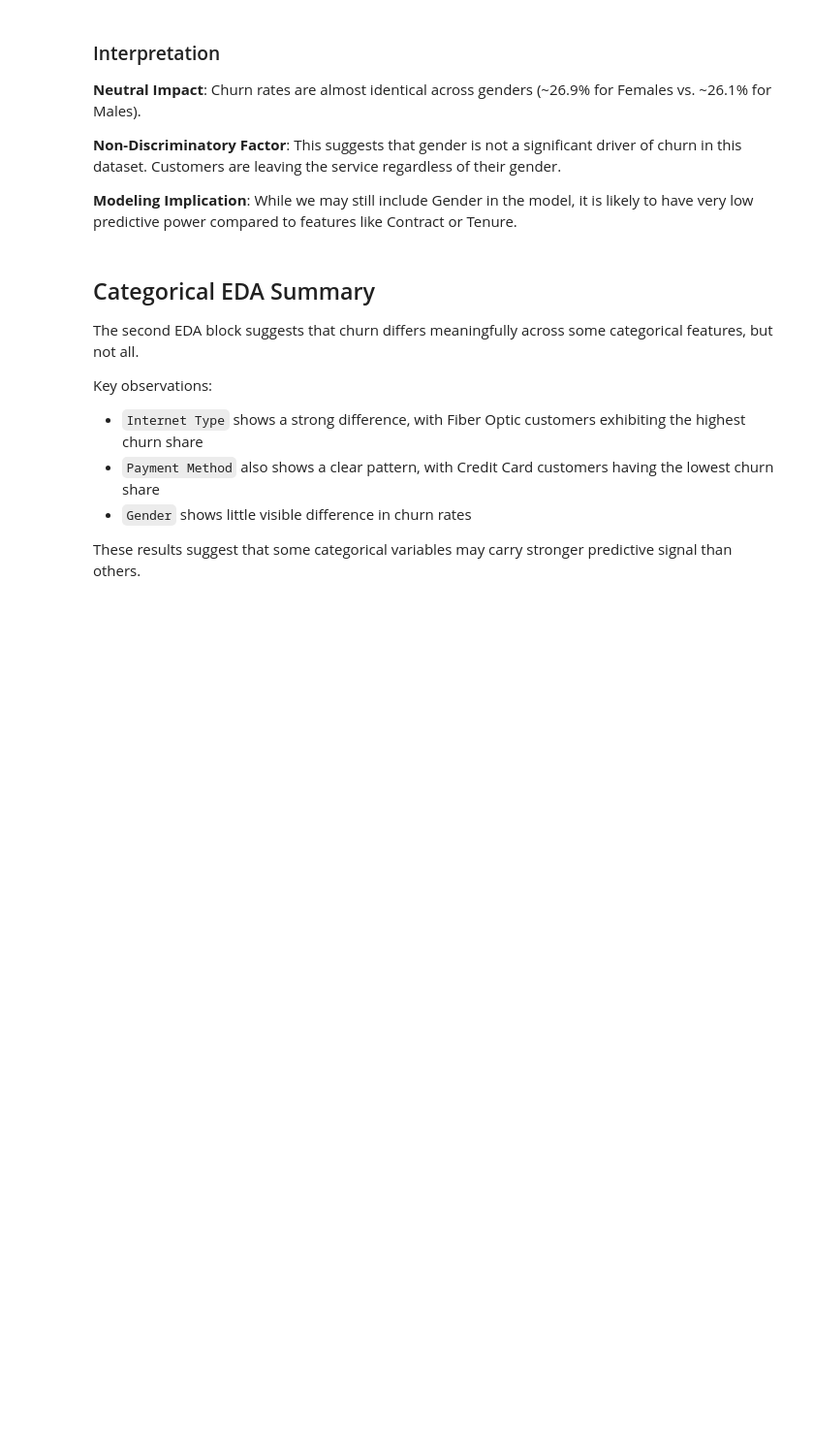
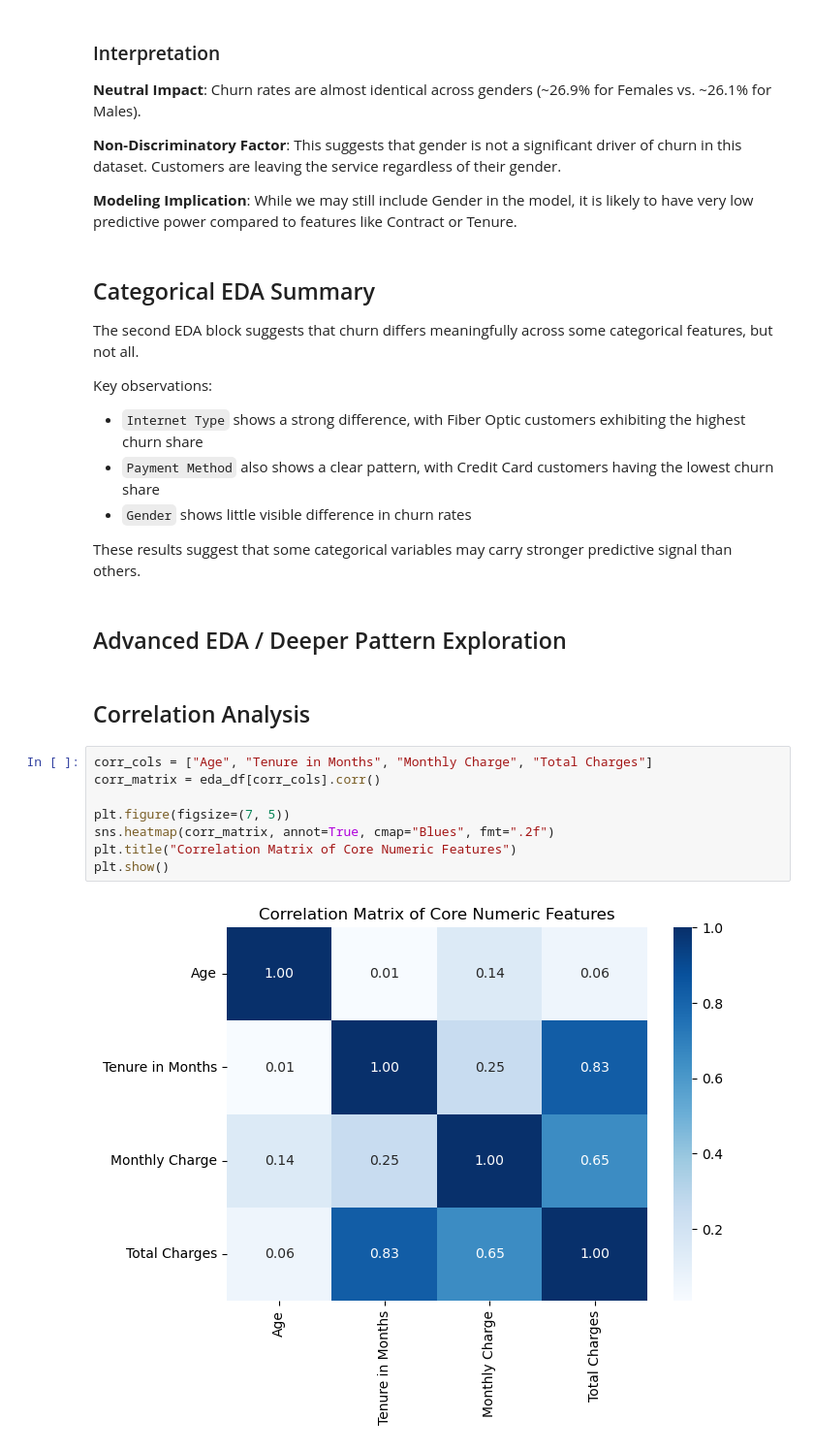
Before and after one commit to GulsaraMirzayeva/telco-churn-capstone, a Jupyter notebook: notebooks/03_eda.ipynb, the cells around one changed output. Shown at 97% size. Saved outputs shown, nothing was run; the diff lists cells and outputs as text; blank space fills up the shorter version.

```diff
--- a/notebooks/03_eda.ipynb
+++ b/notebooks/03_eda.ipynb
@@ -421,3 +421,17 @@ Key observations:
 - `Gender` shows little visible difference in churn rates
 
 These results suggest that some categorical variables may carry stronger predictive signal than others.
+# %% [markdown]
+## Advanced EDA / Deeper Pattern Exploration
+# %% [markdown]
+## Correlation Analysis
+# %%
+corr_cols = ["Age", "Tenure in Months", "Monthly Charge", "Total Charges"]
+corr_matrix = eda_df[corr_cols].corr()
+
+plt.figure(figsize=(7, 5))
+sns.heatmap(corr_matrix, annot=True, cmap="Blues", fmt=".2f")
+plt.title("Correlation Matrix of Core Numeric Features")
+plt.show()
+# %% [output]
+[figure, added]
```
Also changed, not shown: parts of 13 cells of this notebook.
